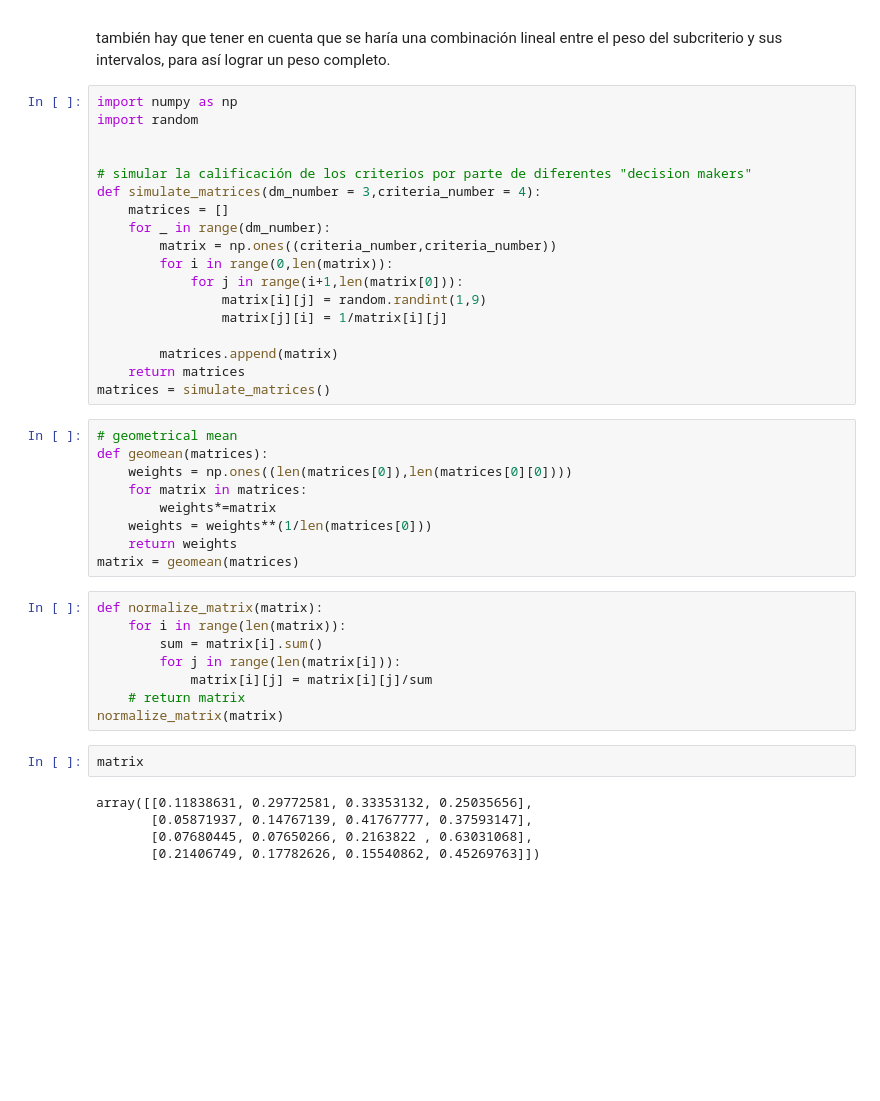
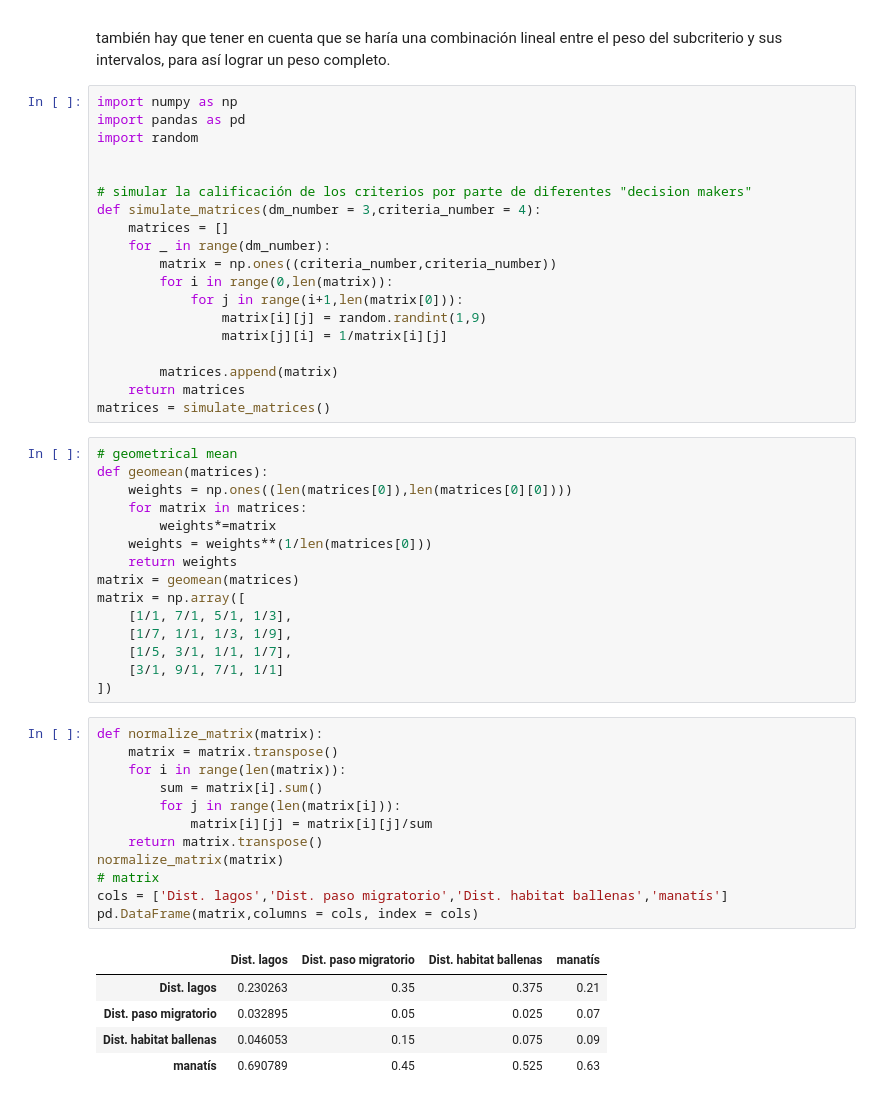
Before and after one commit to smartinezg2018/ahpAmbiental, a Jupyter notebook: ahp.ipynb, the cells around one changed output. Drawn from its saved outputs; the diff is of its cells as text; blank space fills up the shorter version.

```diff
--- a/ahp.ipynb
+++ b/ahp.ipynb
@@ -59,6 +59,7 @@ la consistencia de cada una de las matrices se calcula de la siguiente manera:
 también hay que tener en cuenta que se haría una combinación lineal entre el peso del subcriterio y sus intervalos, para así lograr un peso completo.
 # %%
 import numpy as np
+import pandas as pd
 import random
 
 
@@ -84,18 +85,27 @@ def geomean(matrices):
     weights = weights**(1/len(matrices[0]))
     return weights
 matrix = geomean(matrices)
+matrix = np.array([
+    [1/1, 7/1, 5/1, 1/3],
+    [1/7, 1/1, 1/3, 1/9],
+    [1/5, 3/1, 1/1, 1/7],
+    [3/1, 9/1, 7/1, 1/1]
+])
 # %%
 def normalize_matrix(matrix):
+    matrix = matrix.transpose()
     for i in range(len(matrix)):
         sum = matrix[i].sum()
         for j in range(len(matrix[i])):
             matrix[i][j] = matrix[i][j]/sum
-    # return matrix
+    return matrix.transpose()
 normalize_matrix(matrix)
+# matrix
+cols = ['Dist. lagos','Dist. paso migratorio','Dist. habitat ballenas','manatís']
+pd.DataFrame(matrix,columns = cols, index = cols)
+# %% [output]
+|  | Dist. lagos | Dist. paso migratorio | Dist. habitat ballenas | manatís |
+| Dist. lagos | 0.230263 | 0.35 | 0.375 | 0.21 |
+| Dist. paso migratorio | 0.032895 | 0.05 | 0.025 | 0.07 |
+| Dist. habitat ballenas | 0.046053 | 0.15 | 0.075 | 0.09 |
+| manatís | 0.690789 | 0.45 | 0.525 | 0.63 |
-# %%
-matrix
-# %% [output]
-array([[0.11838631, 0.29772581, 0.33353132, 0.25035656],
-       [0.05871937, 0.14767139, 0.41767777, 0.37593147],
-       [0.07680445, 0.07650266, 0.2163822 , 0.63031068],
-       [0.21406749, 0.17782626, 0.15540862, 0.45269763]])
```
Also changed, not shown: parts of 1 cell of this notebook.
